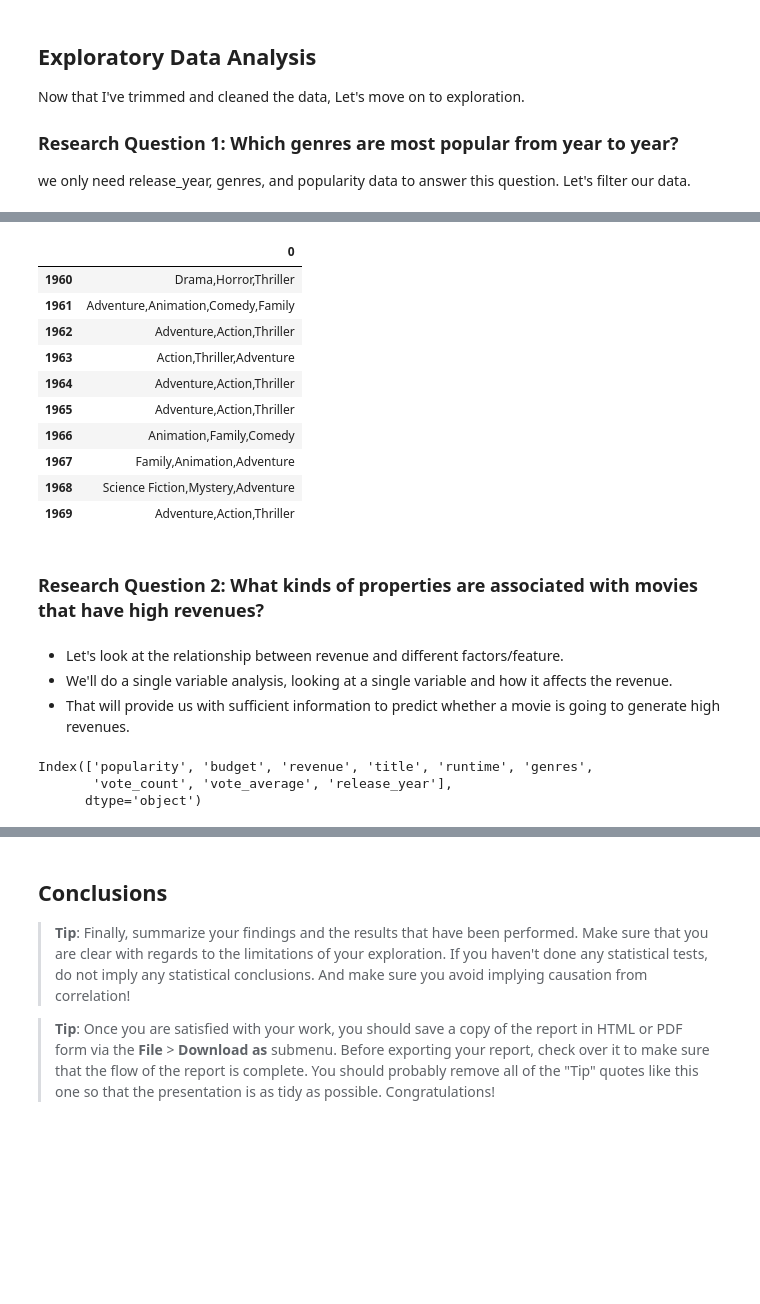
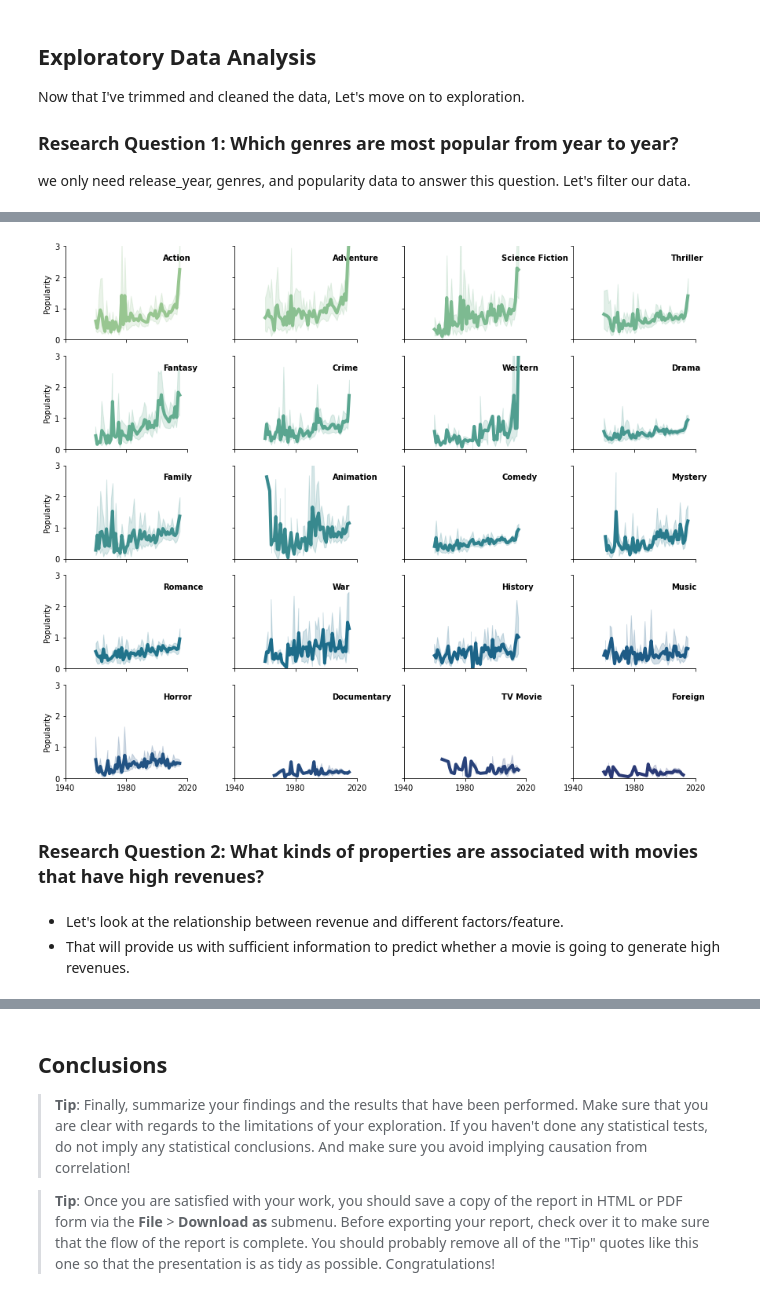
Before and after one commit to imagineazhar/Data-Analysis, a Jupyter notebook: 1- IMDB Movies/Imdb_ratings.ipynb, the cells around one changed output, grey strips where cells are left out. Cells and saved outputs as stored; diff of their text form; code cells hidden in the pictures; blank space fills up the shorter version.

```diff
--- a/1- IMDB Movies/Imdb_ratings.ipynb
+++ b/1- IMDB Movies/Imdb_ratings.ipynb
@@ -200,33 +239,38 @@ table= pd.pivot_table(df_gen_pop,index=['release_year'])
+# %%
+# Plot each year's time series in its own facet
+g = sns.relplot(
+    data=df_gen_pop,
+    x="release_year", y="popularity", col="genres", hue="genres",
+    kind="line", palette="crest", linewidth=4, zorder=5,
+    col_wrap=4, height=2, aspect=1.5, legend=False,
+)
+
+# # Iterate over each subplot to customize further
+for genre, ax in g.axes_dict.items():
+#     Add the title as an annotation within the plot
+    ax.text(.8, .85, genre, transform=ax.transAxes, fontweight="bold")
+
+# Reduce the frequency of the x axis ticks
+ax.set_xticks(ax.get_xticks()[::2])
+
+# Tweak the supporting aspects of the plot
+g.set_titles("")
+g.set_axis_labels("", "Popularity")
+g.set(ylim=(0, 3))
+g.tight_layout()
+# %% [output]
+[figure, added]
 # %%
 data_dict = {}
 for year in table.index:
     data = df_gen_pop.query(f'release_year=={year}').query('popularity == popularity.max()').reset_index(drop=True)['genres']
     data_dict[year] = data
 # %%
-temp = pd.DataFrame.from_dict(data_dict, orient='index')
-temp.head(10)
+popular_genres = pd.DataFrame.from_dict(data_dict, orient='index')
+popular_genres.head(10)
-# %% [output]
-|  | 0 |
-| 1960 | Drama,Horror,Thriller |
-| 1961 | Adventure,Animation,Comedy,Family |
-| 1962 | Adventure,Action,Thriller |
-| 1963 | Action,Thriller,Adventure |
-| 1964 | Adventure,Action,Thriller |
-| 1965 | Adventure,Action,Thriller |
-| 1966 | Animation,Family,Comedy |
-| 1967 | Family,Animation,Adventure |
-| 1968 | Science Fiction,Mystery,Adventure |
-| 1969 | Adventure,Action,Thriller |
 # %% [markdown]
 ### Research Question 2:  What kinds of properties are associated with movies that have high revenues?
 # %% [markdown]
 - Let's look at the relationship between revenue and different factors/feature.
-- We'll do a single variable analysis, looking at a single variable and how it affects the revenue.
 - That will provide us with sufficient information to predict whether a movie is going to generate high revenues.
-# %%
-df.columns
-# %% [output]
-Index(['popularity', 'budget', 'revenue', 'title', 'runtime', 'genres',
-       'vote_count', 'vote_average', 'release_year'],
-      dtype='object')
 # %% [markdown]
```
Also changed, not shown: parts of 13 cells of this notebook.
